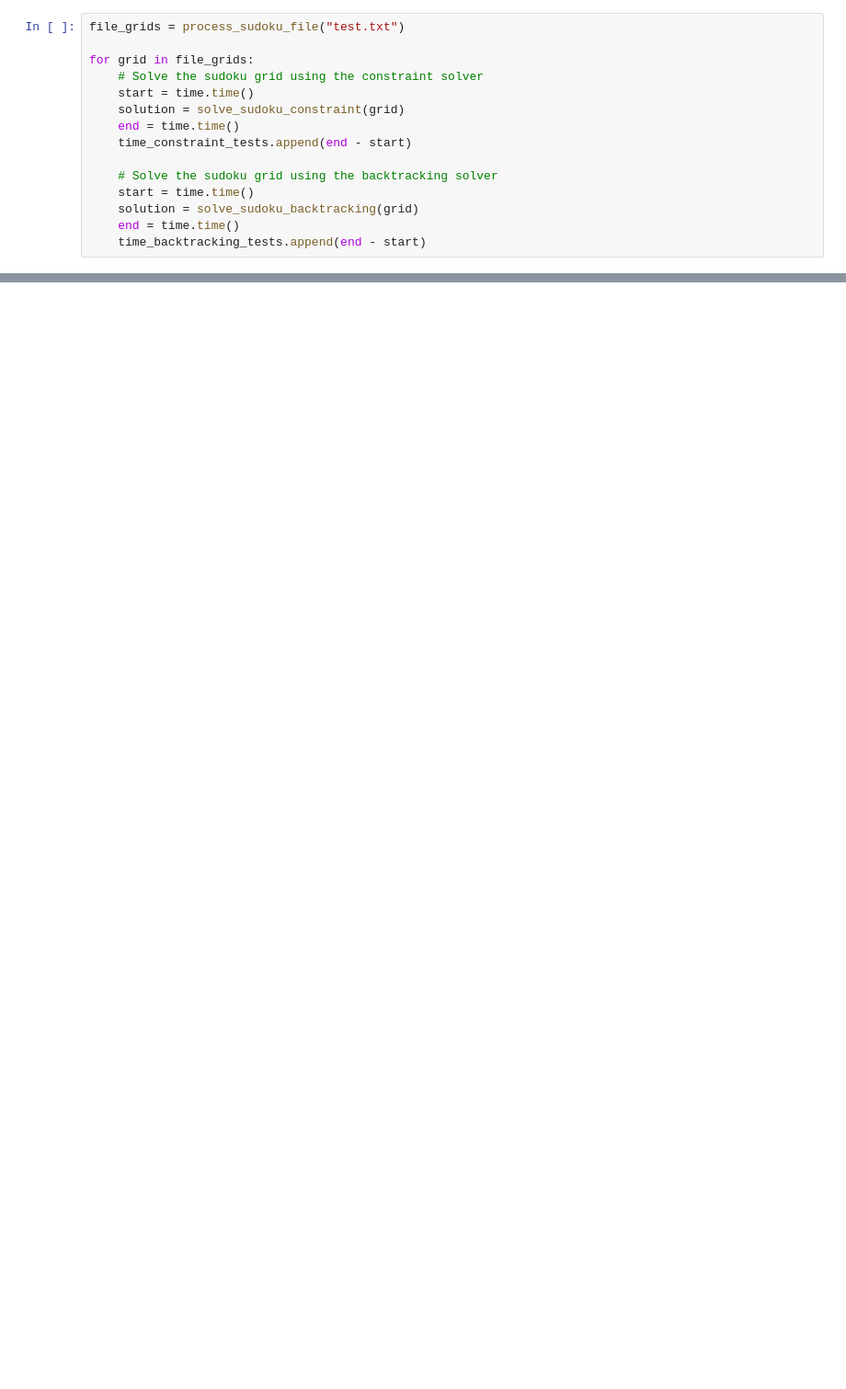
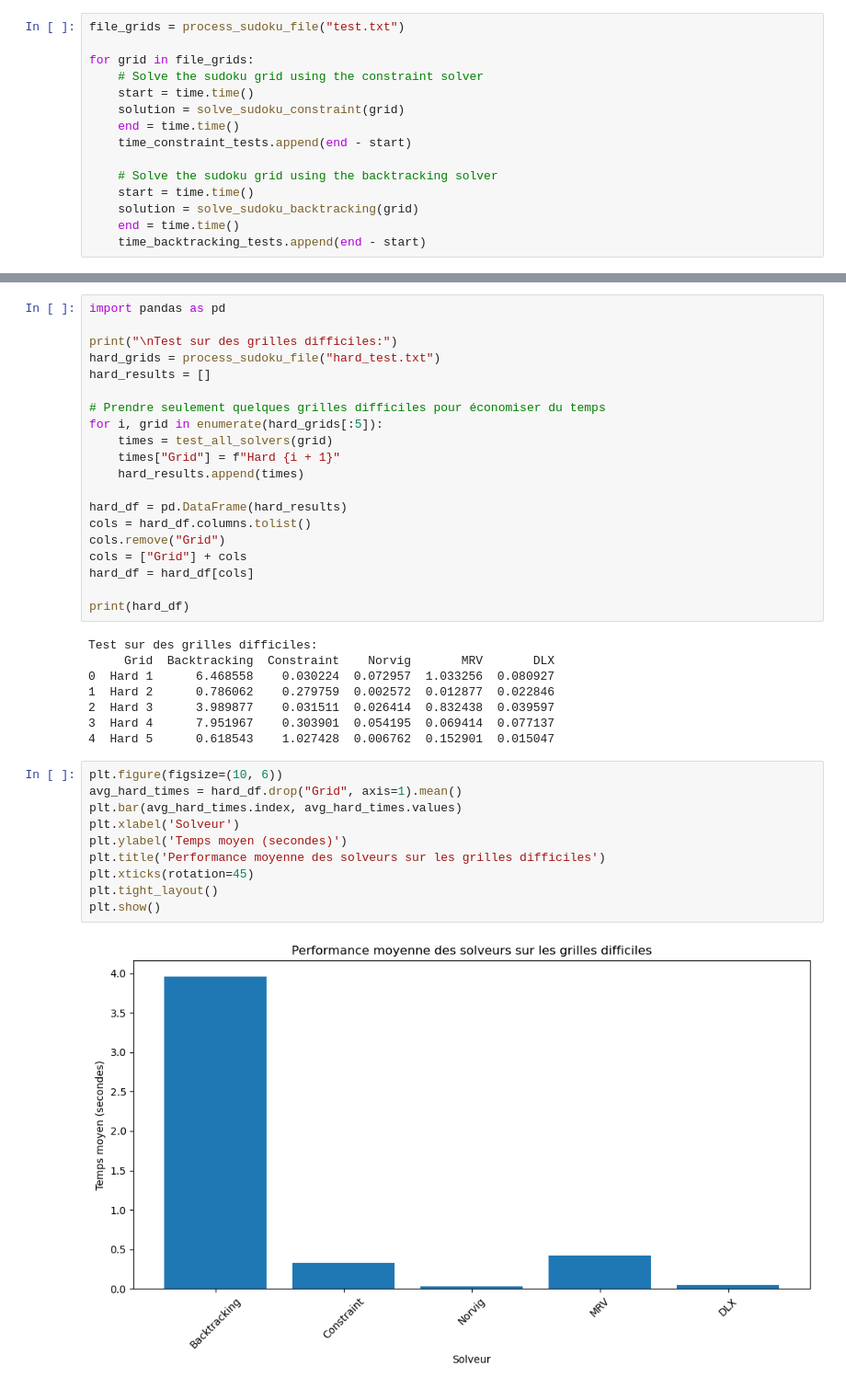
Before and after one commit to jsboigeEpita/2025-Epita-Programmation-par-Contraintes, a Jupyter notebook: main.ipynb, the cells around one changed output, grey strips where cells are left out. Shown at 92% size. Drawn from its saved outputs; the diff is of its cells as text; blank space fills up the shorter version.

Commit message:
Added genetic, norvig, mrv, dlx implementations

```diff
--- a/main.ipynb
+++ b/main.ipynb
@@ -134,0 +229,40 @@ plt.show()
+# %%
+import pandas as pd
+
+print("\nTest sur des grilles difficiles:")
+hard_grids = process_sudoku_file("hard_test.txt")
+hard_results = []
+
+# Prendre seulement quelques grilles difficiles pour économiser du temps
+for i, grid in enumerate(hard_grids[:5]):
+    times = test_all_solvers(grid)
+    times["Grid"] = f"Hard {i + 1}"
+    hard_results.append(times)
+
+hard_df = pd.DataFrame(hard_results)
+cols = hard_df.columns.tolist()
+cols.remove("Grid")
+cols = ["Grid"] + cols
+hard_df = hard_df[cols]
+
+print(hard_df)
+# %% [output]
+Test sur des grilles difficiles:
+     Grid  Backtracking  Constraint    Norvig       MRV       DLX
+0  Hard 1      6.468558    0.030224  0.072957  1.033256  0.080927
+1  Hard 2      0.786062    0.279759  0.002572  0.012877  0.022846
+2  Hard 3      3.989877    0.031511  0.026414  0.832438  0.039597
+3  Hard 4      7.951967    0.303901  0.054195  0.069414  0.077137
+4  Hard 5      0.618543    1.027428  0.006762  0.152901  0.015047
+# %%
+plt.figure(figsize=(10, 6))
+avg_hard_times = hard_df.drop("Grid", axis=1).mean()
+plt.bar(avg_hard_times.index, avg_hard_times.values)
+plt.xlabel('Solveur')
+plt.ylabel('Temps moyen (secondes)')
+plt.title('Performance moyenne des solveurs sur les grilles difficiles')
+plt.xticks(rotation=45)
+plt.tight_layout()
+plt.show()
+# %% [output]
+[figure, added]
```
Also changed, not shown: parts of 13 cells of this notebook, 5 other files.
